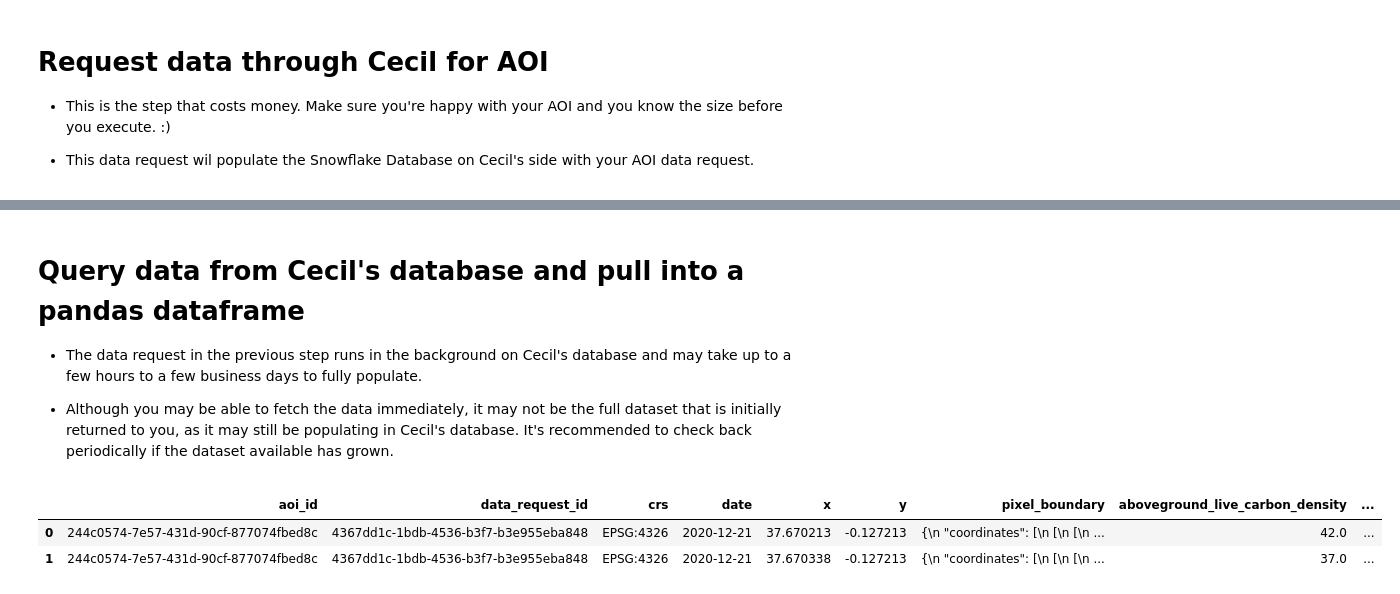
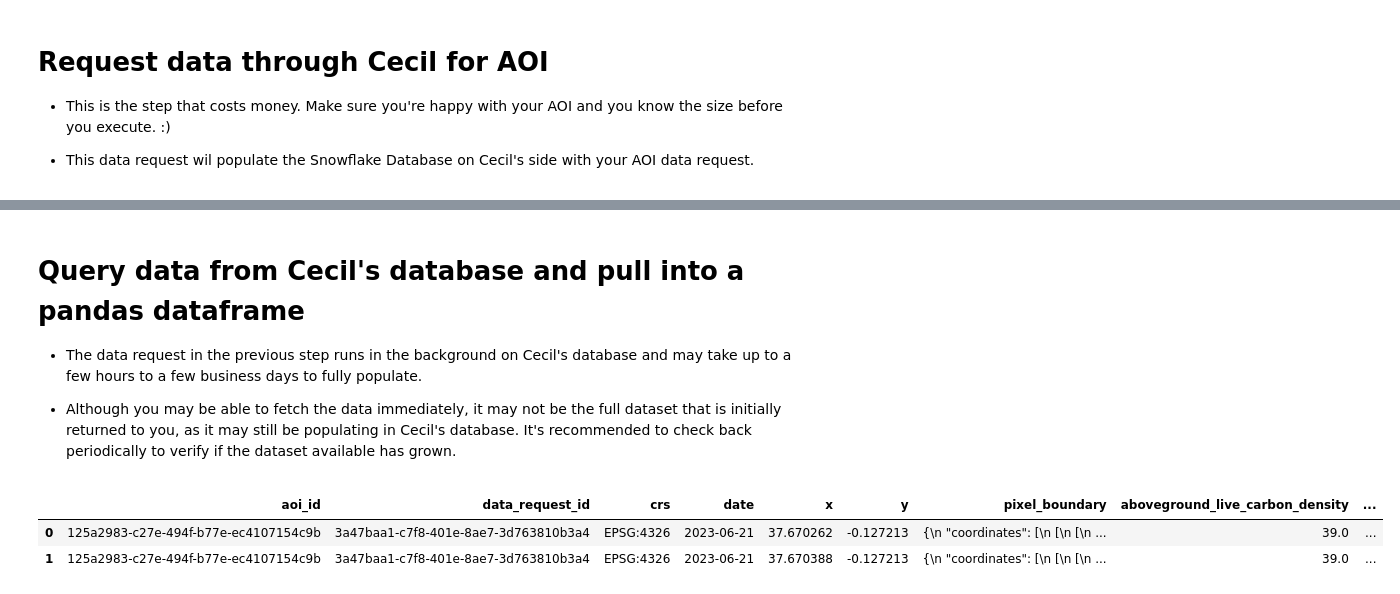
Before and after one commit to rumble-up/cecil-tutorials, a Jupyter notebook: 1_Request_AOI_from_Cecil_timeline.ipynb, the cells around one changed output, grey strips where cells are left out. Drawn from its saved outputs; the diff is of its cells as text; code cells hidden in the pictures.

```diff
--- a/1_Request_AOI_from_Cecil_timeline.ipynb
+++ b/1_Request_AOI_from_Cecil_timeline.ipynb
@@ -126,20 +133,21 @@ id='4367dd1c-1bdb-4536-b3f7-b3e955eba848' aoi_id='244c0574-7e57-431d-90cf-877074
 
 * The data request in the previous step runs in the background on Cecil's database and may take up to a few hours to a few business days to fully populate.
 
-* Although you may be able to fetch the data immediately, it may not be the full dataset that is initially returned to you, as it may still be populating in Cecil's database. It's recommended to check back periodically if the dataset available has grown.
+* Although you may be able to fetch the data immediately, it may not be the full dataset that is initially returned to you, as it may still be populating in Cecil's database. It's recommended to check back periodically to verify if the dataset available has grown.
 # %%
 # Query the data request database on Cecil's side for the AOI data as a dataframe
+#'{aoi.id}'
 
 df = client.query(f'''
              SELECT *,
                 ST_ASWKT(pixel_boundary) AS pixel_boundary_geom,  --transforms pixel_boundary to a polygon geometry
              FROM data_request_db.planet.forest_carbon_monitoring
-             WHERE aoi_id = '{aoi.id}'
+             WHERE aoi_id = '125a2983-c27e-494f-b77e-ec4107154c9b'
              '''
 )
 
 df.head(2)
 # %% [output]
 |  | aoi_id | data_request_id | crs | date | x | y | pixel_boundary | aboveground_live_carbon_density | ... |
-| 0 | 244c0574-7e57-431d-90cf-877074fbed8c | 4367dd1c-1bdb-4536-b3f7-b3e955eba848 | EPSG:4326 | 2020-12-21 | 37.670213 | -0.127213 | {\n "coordinates": [\n [\n [\n ... | 42.0 | ... |
-| 1 | 244c0574-7e57-431d-90cf-877074fbed8c | 4367dd1c-1bdb-4536-b3f7-b3e955eba848 | EPSG:4326 | 2020-12-21 | 37.670338 | -0.127213 | {\n "coordinates": [\n [\n [\n ... | 37.0 | ... |
+| 0 | 125a2983-c27e-494f-b77e-ec4107154c9b | 3a47baa1-c7f8-401e-8ae7-3d763810b3a4 | EPSG:4326 | 2023-06-21 | 37.670262 | -0.127213 | {\n "coordinates": [\n [\n [\n ... | 39.0 | ... |
+| 1 | 125a2983-c27e-494f-b77e-ec4107154c9b | 3a47baa1-c7f8-401e-8ae7-3d763810b3a4 | EPSG:4326 | 2023-06-21 | 37.670388 | -0.127213 | {\n "coordinates": [\n [\n [\n ... | 39.0 | ... |
```
Also changed, not shown: parts of 16 cells of this notebook.
